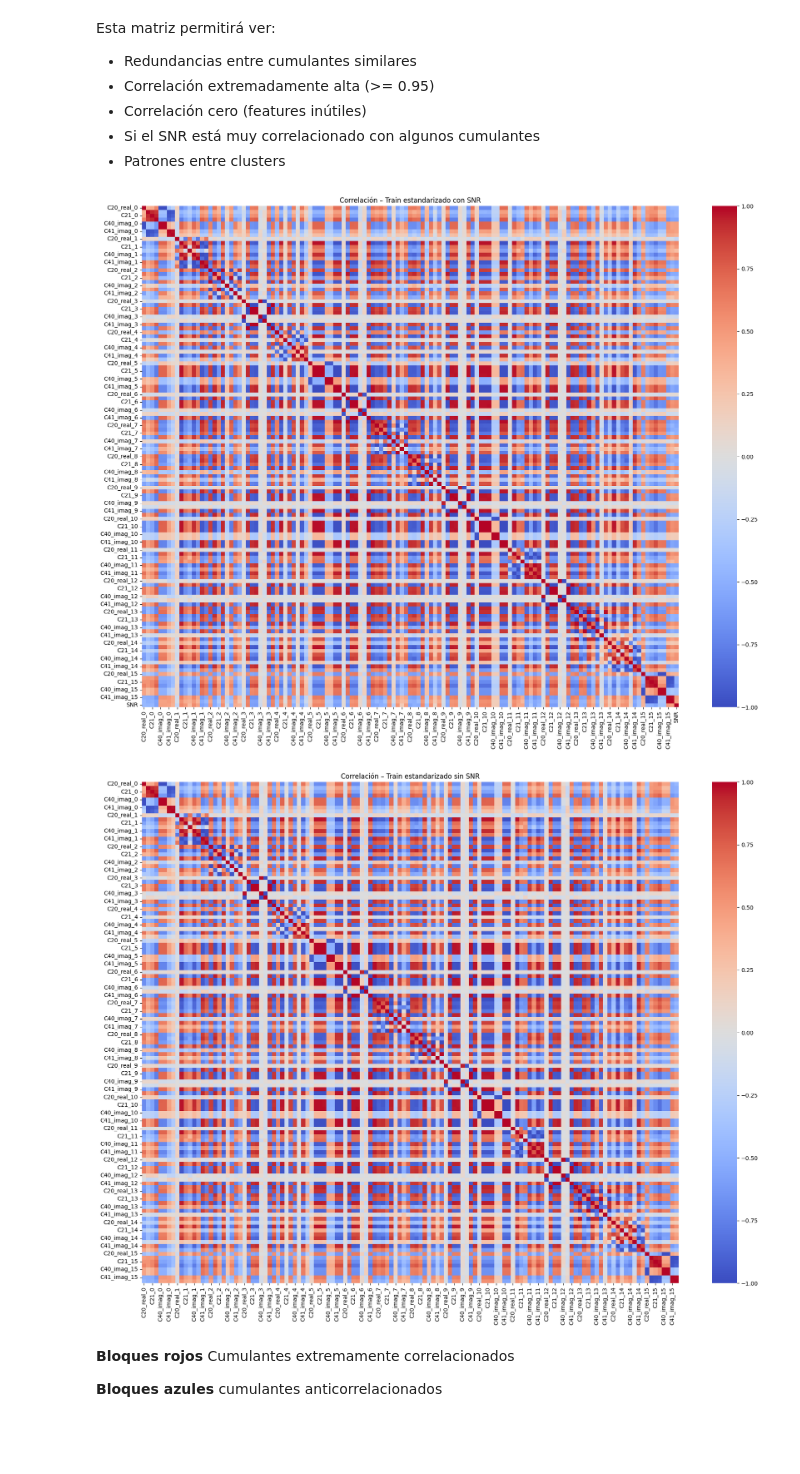
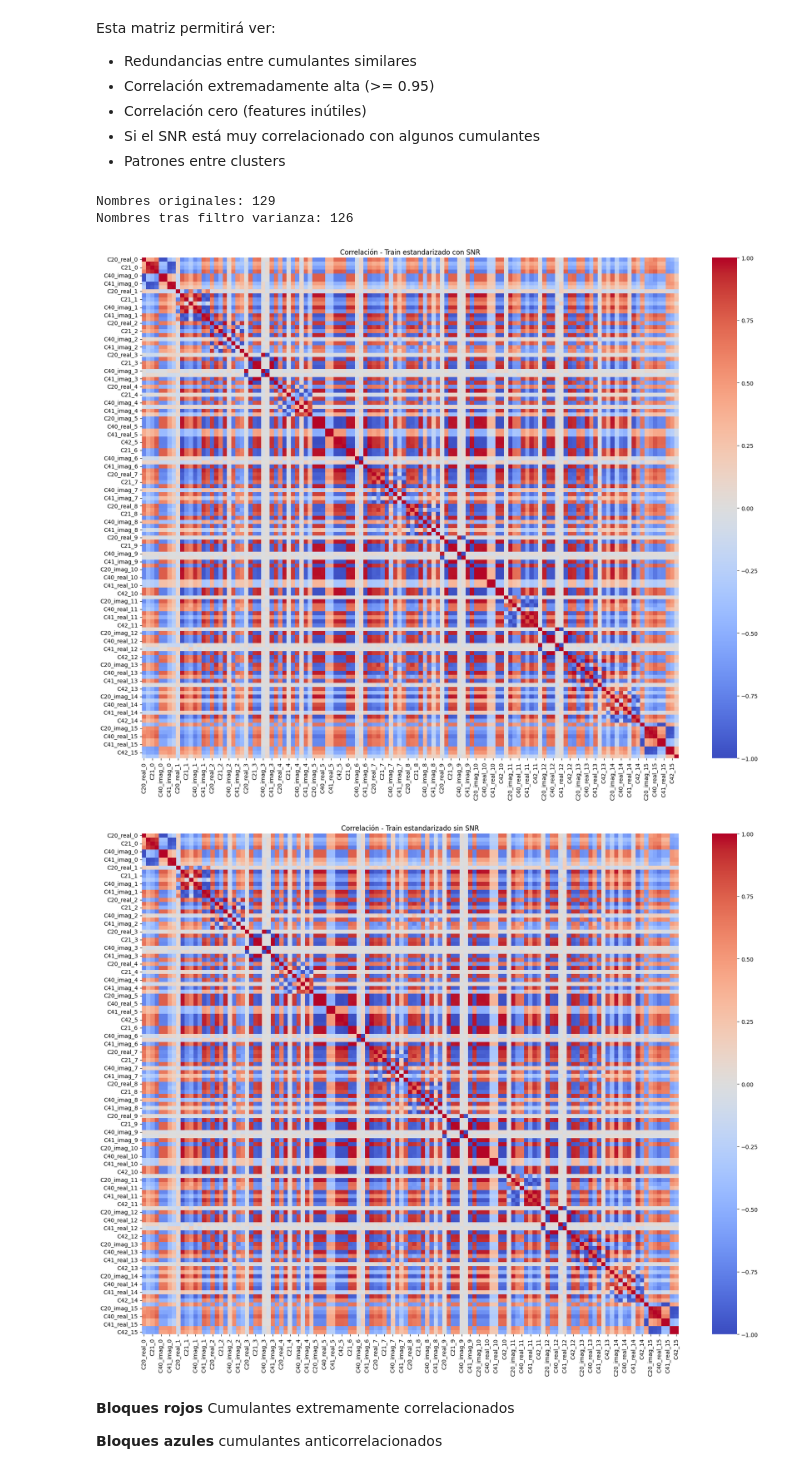
Before and after one commit to jusanchez6/Trabajo_Final_PACD, a Jupyter notebook: code.ipynb, the cells around one changed output. Saved outputs shown, nothing was run; the diff lists cells and outputs as text; code cells hidden in the pictures; blank space fills up the shorter version.

```diff
--- a/code.ipynb
+++ b/code.ipynb
@@ -240,6 +260,7 @@ def segmentar_ventanas(archivos):
                 "carpeta": archivo['carpeta'],
                 "archivo": archivo['archivo'],
                 "etiqueta": archivo['etiqueta'],
+                "separacion_real": archivo['separacion_real'],
                 "snr": archivo['snr'],
                 "data": ventana_data
             })
@@ -672,7 +702,7 @@ Con este método se calcula la varianza de cada feature tanto en el dataset de S
 # %%
 # Configurar el selector
 # threshold=0 elimina columnas que son constantes (varianza 0 estricta)
-selector_varianza = VarianceThreshold(threshold=0)
+selector_varianza = VarianceThreshold(threshold=0.001)
 
 # se entrena solo con X_train (el que tiene todas las 129 features, incluido SNR)
 selector_varianza.fit(X_train)
@@ -682,7 +712,7 @@ features_antes = X_train.shape[1]
 features_despues = sum(selector_varianza.get_support())
 print(f"Dimensiones antes del filtro: {features_antes}")
 print(f"Dimensiones después del filtro: {features_despues}")
-print(f"Se eliminaron {features_antes - features_despues} características constantes.")
+print(f"Se eliminaron {features_antes - features_despues} características constantes")
 
 # se aplica el filtro a los arrays originales (Con SNR)
 X_train_filtrado = selector_varianza.transform(X_train)
@@ -741,42 +771,58 @@ Esta matriz permitirá ver:
 - Si el SNR está muy correlacionado con algunos cumulantes
 - Patrones entre clusters
 # %%
-def construir_dataframe_features(X, incluir_snr=True):
-    # Nombres de cumulantes
+
+# Función auxiliar para generar la lista BASE de nombres (los 129 originales)
+def generar_todos_los_nombres():
     nombres = []
     for k in range(16):
         nombres += [f"C20_real_{k}", f"C20_imag_{k}", f"C21_{k}",
                     f"C40_real_{k}", f"C40_imag_{k}",
                     f"C41_real_{k}", f"C41_imag_{k}", f"C42_{k}"]
-    if incluir_snr:
-        nombres.append("SNR")
-    return pd.DataFrame(X, columns=nombres)
+    nombres.append("SNR") # El último siempre es SNR original
+    return np.array(nombres)
+
+# se obtiene la máscara de sobrevivientes del filtro de varianza
+# True = Sobrevivió, False = Se eliminó por varianza baja
+mascara_sobrevivientes = selector_varianza.get_support()
+
+# se filtran los nombres
+nombres_originales = generar_todos_los_nombres()
+nombres_filtrados = nombres_originales[mascara_sobrevivientes]
+
+print(f"Nombres originales: {len(nombres_originales)}")
+print(f"Nombres tras filtro varianza: {len(nombres_filtrados)}")
 
 
-def calcular_matriz_correlacion(df):
-    return df.corr()
-
-
-def graficar_matriz_correlacion(matriz_corr, titulo="Matriz de correlación"):
+# Función genérica de graficación
+def graficar_matriz_correlacion(df, titulo="Matriz de correlación"):
     plt.figure(figsize=(18, 14))
-    sns.heatmap(matriz_corr, cmap='coolwarm', center=0, vmax=1, vmin=-1)
+    sns.heatmap(df.corr(), cmap='coolwarm', center=0, vmax=1, vmin=-1)
     plt.title(titulo)
     plt.tight_layout()
     plt.show()
 
 
-# Construcción del DF y análisis para el dataset con SNR
-df_con_snr = construir_dataframe_features(X_train_std, incluir_snr=True)
-corr_con_snr = calcular_matriz_correlacion(df_con_snr)
-graficar_matriz_correlacion(corr_con_snr, "Correlación – Train estandarizado con SNR")
+# Dataframe con SNR
+# X_train_std ya tiene las dimensiones reducidas (filtradas)
+# nombres_filtrados tiene la misma cantidad exacta de nombres
+df_con_snr = pd.DataFrame(X_train_std, columns=nombres_filtrados)
+graficar_matriz_correlacion(df_con_snr, "Correlación - Train estandarizado con SNR")
 
-# Construcción del DF y análisis para el dataset sin SNR
-df_sin_snr = construir_dataframe_features(X_train_sin_snr_std, incluir_snr=False)
-corr_sin_snr = calcular_matriz_correlacion(df_sin_snr)
-graficar_matriz_correlacion(corr_sin_snr, "Correlación – Train estandarizado sin SNR")
+
+# Dataframe sin SNR
+# Para 'Sin SNR', se toman los nombres filtrados MENOS el último (asumiendo que SNR sobrevivió)
+# Si SNR fue eliminado por varianza (raro), esto solo quita la última feature que haya quedado
+nombres_sin_snr = nombres_filtrados[:-1]
+
+df_sin_snr = pd.DataFrame(X_train_sin_snr_std, columns=nombres_sin_snr)
+
+graficar_matriz_correlacion(df_sin_snr, "Correlación - Train estandarizado sin SNR")
 # %% [output]
+Nombres originales: 129
+Nombres tras filtro varianza: 126
-[figure, old version]
+[figure, new version]
-[figure, old version]
+[figure, new version]
 # %% [markdown]
 **Bloques rojos** Cumulantes extremamente correlacionados
 
```
Also changed, not shown: parts of 35 cells of this notebook.
